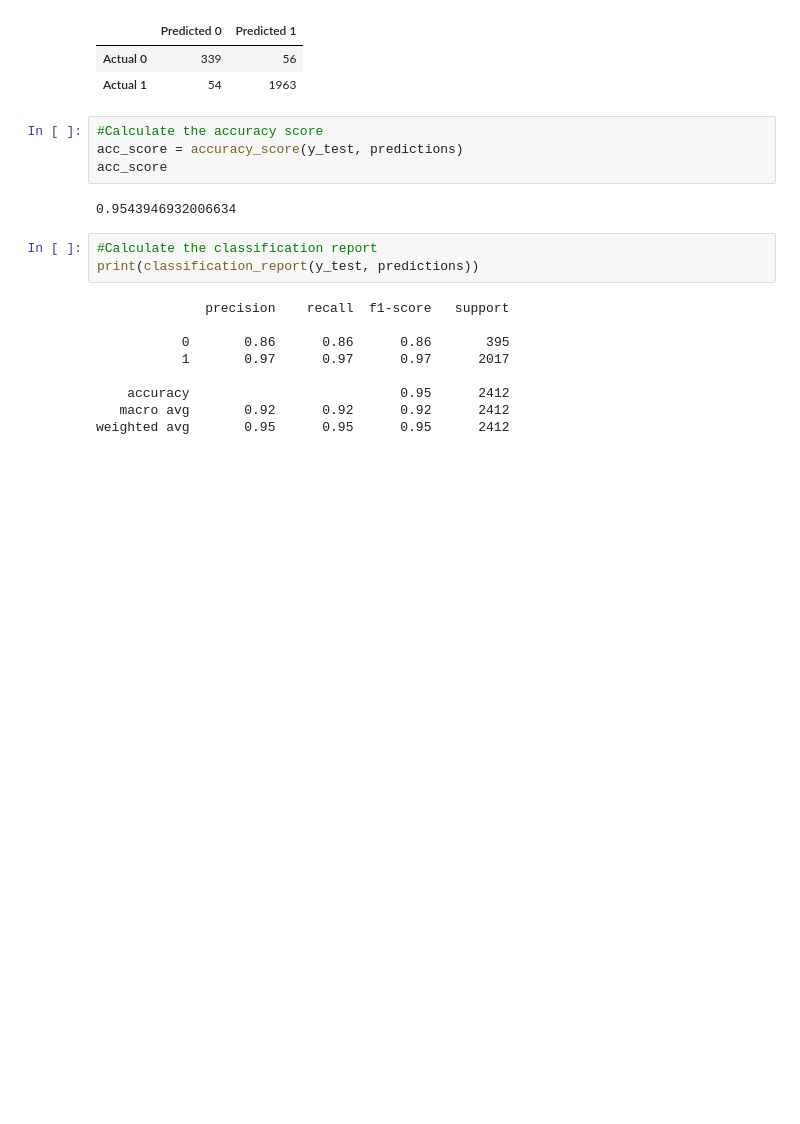
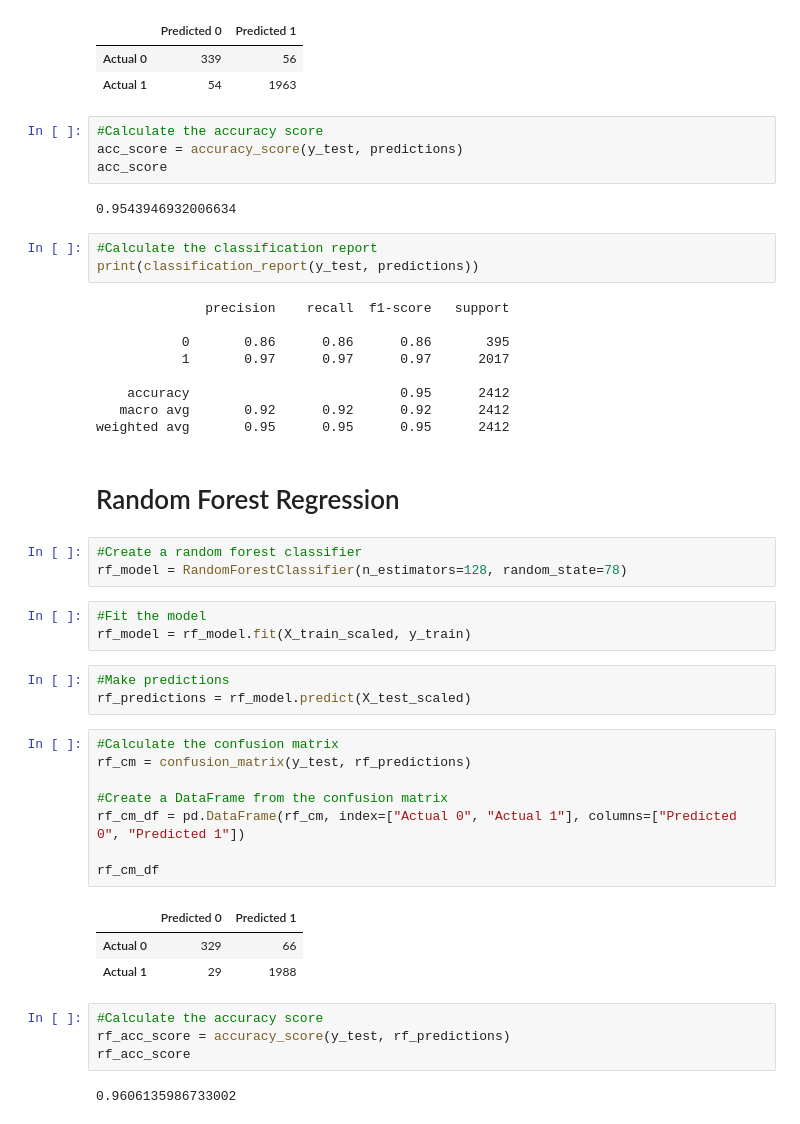
Before and after one commit to MitchellGleason/Final-Project, a Jupyter notebook: Machine Leanring Notebooks/predict_operating_margin_ML.ipynb, the cells around one changed output. Cells and saved outputs as stored; diff of their text form; blank space fills up the shorter version.

```diff
--- a/Machine Leanring Notebooks/predict_operating_margin_ML.ipynb
+++ b/Machine Leanring Notebooks/predict_operating_margin_ML.ipynb
@@ -149,3 +152,32 @@ print(classification_report(y_test, predictions))
     accuracy                           0.95      2412
    macro avg       0.92      0.92      0.92      2412
 weighted avg       0.95      0.95      0.95      2412
+# %% [markdown]
+# Random Forest Regression
+# %%
+#Create a random forest classifier
+rf_model = RandomForestClassifier(n_estimators=128, random_state=78)
+# %%
+#Fit the model
+rf_model = rf_model.fit(X_train_scaled, y_train)
+# %%
+#Make predictions
+rf_predictions = rf_model.predict(X_test_scaled)
+# %%
+#Calculate the confusion matrix
+rf_cm = confusion_matrix(y_test, rf_predictions)
+
+#Create a DataFrame from the confusion matrix
+rf_cm_df = pd.DataFrame(rf_cm, index=["Actual 0", "Actual 1"], columns=["Predicted 0", "Predicted 1"])
+
+rf_cm_df
+# %% [output]
+|  | Predicted 0 | Predicted 1 |
+| Actual 0 | 329 | 66 |
+| Actual 1 | 29 | 1988 |
+# %%
+#Calculate the accuracy score
+rf_acc_score = accuracy_score(y_test, rf_predictions)
+rf_acc_score
+# %% [output]
+0.9606135986733002
```
Also changed, not shown: parts of 17 cells of this notebook.
